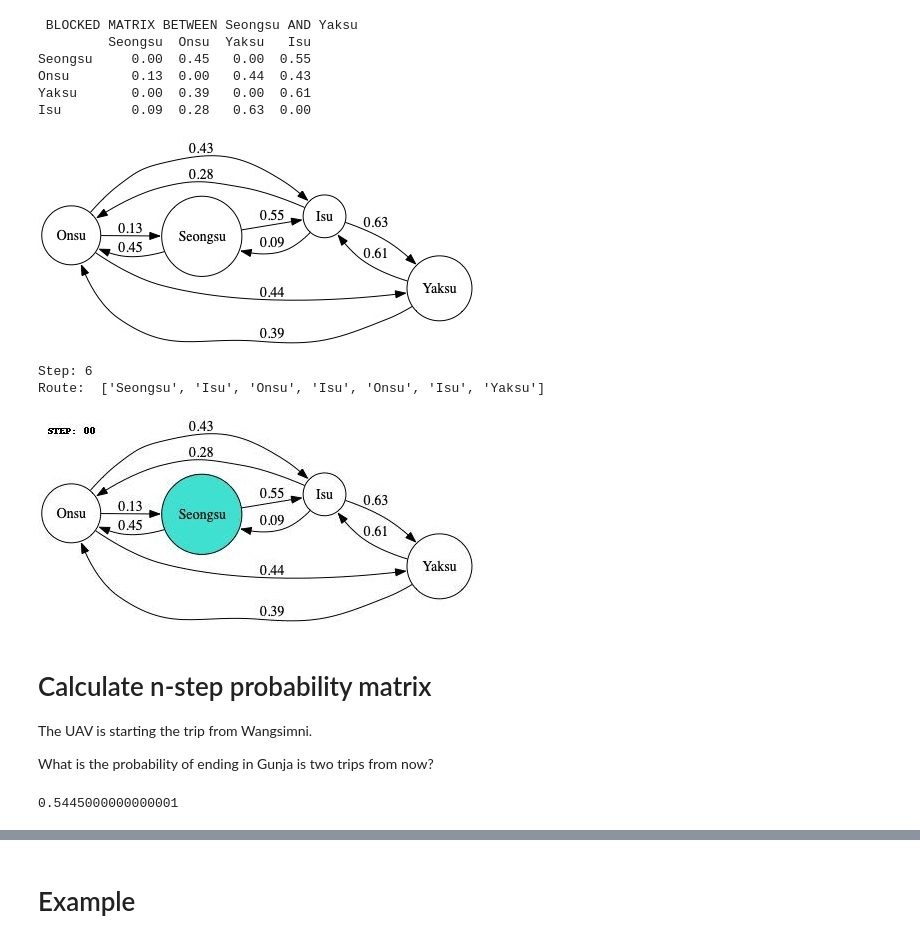
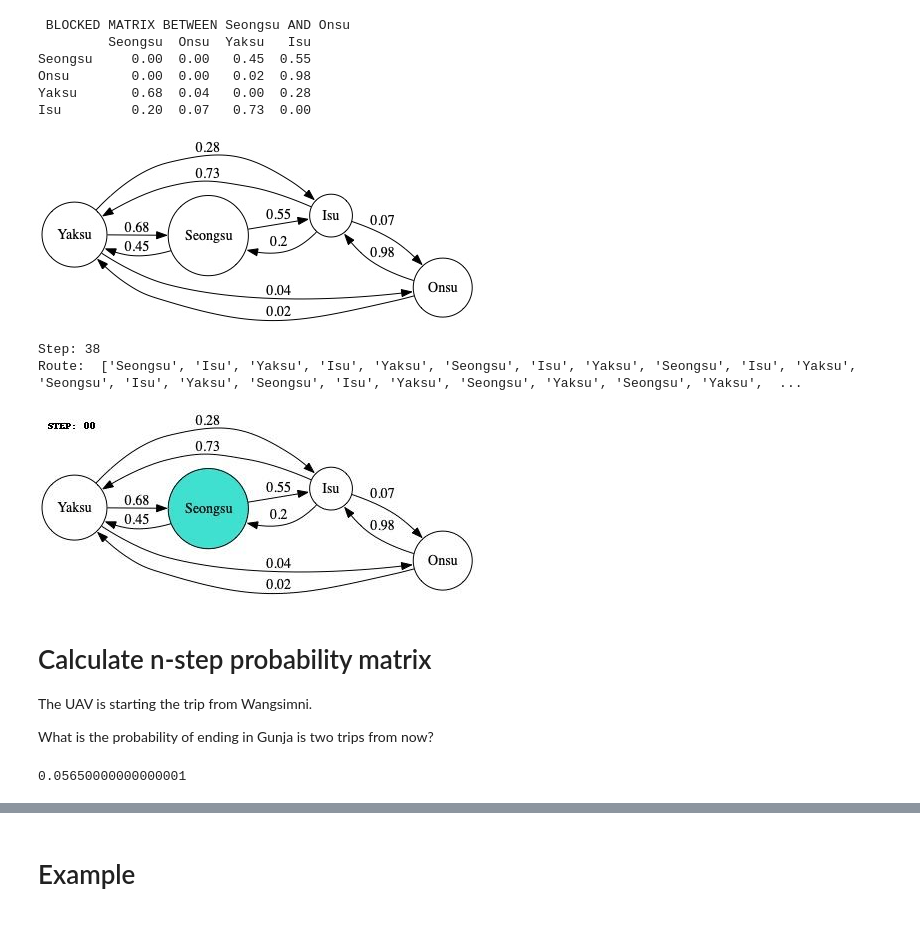
Before and after one commit to ardiantovn/markovchain, a Jupyter notebook: markovchain.ipynb, the cells around one changed output, grey strips where cells are left out. Cells and saved outputs as stored; diff of their text form; code cells hidden in the pictures.

```diff
--- a/markovchain.ipynb
+++ b/markovchain.ipynb
@@ -26,17 +26,17 @@ Isu         0.74  0.07   0.19  0.00
 # %%
 start = 'Seongsu'
-end = 'Yaksu'
+end = 'Onsu'
 blocked_img = mc.plot_blocked_node(node_1=start,
                                    node_2=end)
 ImageDisplay(blocked_img)
 # %% [output]
- BLOCKED MATRIX BETWEEN Seongsu AND Yaksu
+ BLOCKED MATRIX BETWEEN Seongsu AND Onsu
          Seongsu  Onsu  Yaksu   Isu
-Seongsu     0.00  0.45   0.00  0.55
-Onsu        0.13  0.00   0.44  0.43
-Yaksu       0.00  0.39   0.00  0.61
-Isu         0.09  0.28   0.63  0.00
+Seongsu     0.00  0.00   0.45  0.55
+Onsu        0.00  0.00   0.02  0.98
+Yaksu       0.68  0.04   0.00  0.28
+Isu         0.20  0.07   0.73  0.00
-[figure, old version]
+[figure, new version]
 # %%
 init_region = start
 dest_region = end
@@ -51,9 +51,9 @@ print('Route: ',travel_simulated)
 travel_img = mc.plot_travel_simulation(plot_mode)
 ImageDisplay(travel_img)
 # %% [output]
-Step: 6
-Route:  ['Seongsu', 'Isu', 'Onsu', 'Isu', 'Onsu', 'Isu', 'Yaksu']
+Step: 38
+Route:  ['Seongsu', 'Isu', 'Yaksu', 'Isu', 'Yaksu', 'Seongsu', 'Isu', 'Yaksu', 'Seongsu', 'Isu', 'Yaksu', 'Seongsu', 'Isu', 'Yaksu', 'Seongsu', 'Isu', 'Yaksu', 'Seongsu', 'Yaksu', 'Seongsu', 'Yaksu',  ...
-[figure, old version]
+[figure, new version]
 # %% [markdown]
 # Calculate n-step probability matrix
 
@@ -61,9 +61,9 @@ The UAV is starting the trip from Wangsimni.
 
 What is the probability of ending in Gunja is two trips from now?
 # %%
-mc.prob_ending_region_after_n_step(matrix_df=mc.blocked_df,
+mc.prob_ending_region_in_n_step(matrix_df=mc.blocked_df,
                                     init_region=start,
                                     final_region=end,
                                     n_step=2)
 # %% [output]
-0.5445000000000001
+0.05650000000000001
```
Also changed, not shown: parts of 5 cells of this notebook, 24 other files.
